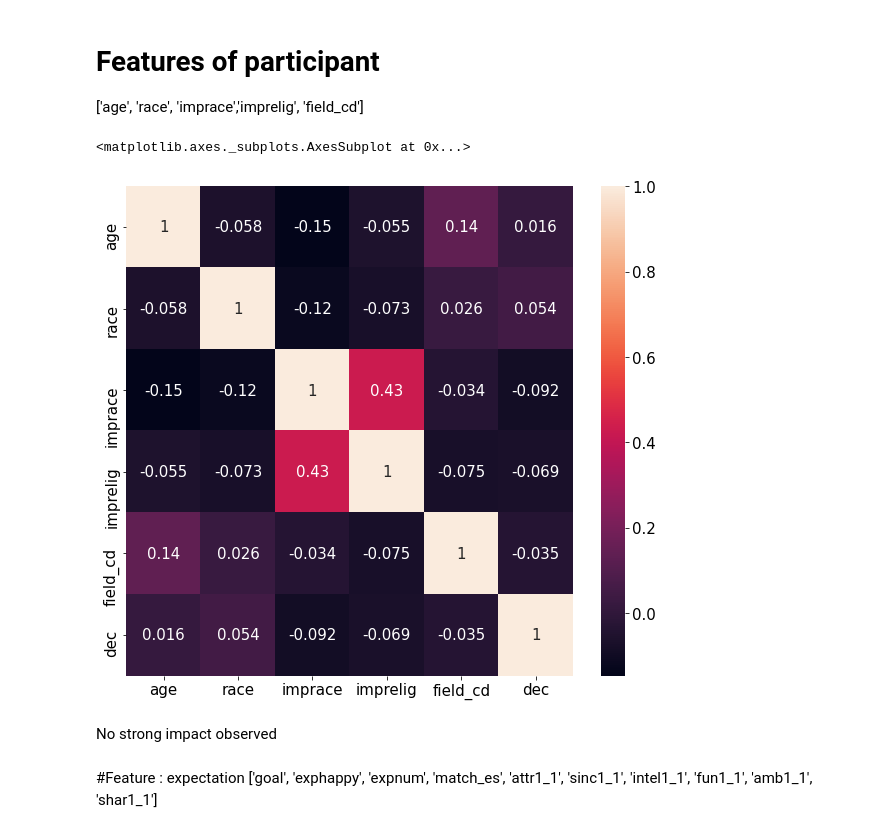
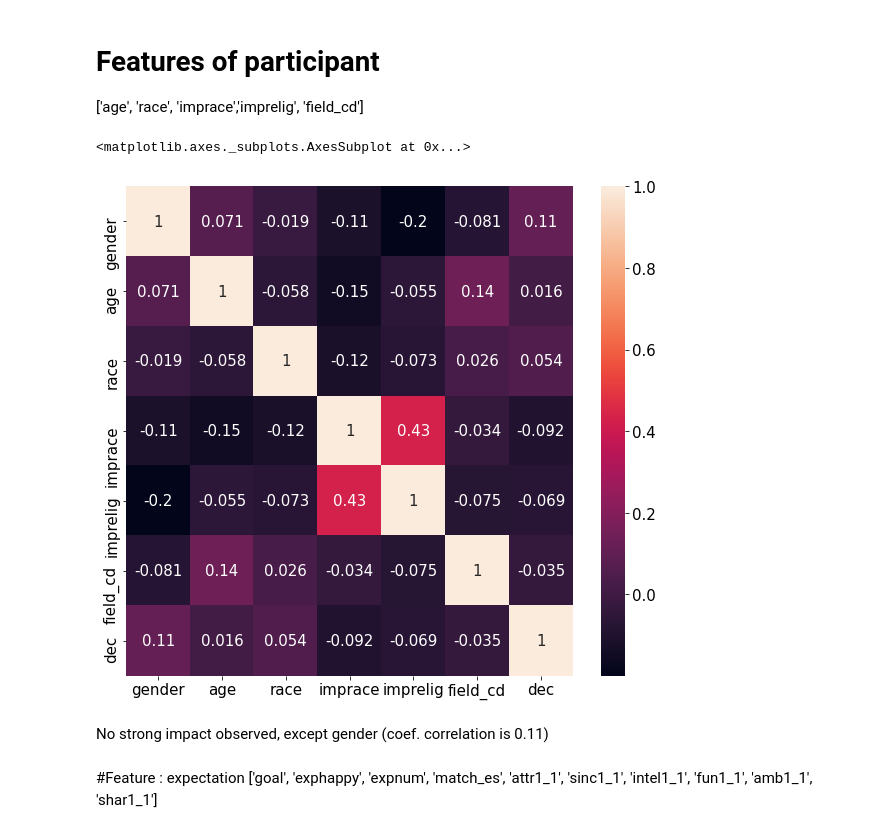
Before and after one commit to trangnghiem/Speed_Dating_Visuz_Classification, a Jupyter notebook: SpeedDating-Kaggle.ipynb, the cells around one changed output. Saved outputs shown, nothing was run; the diff lists cells and outputs as text; code cells hidden in the pictures.

```diff
--- a/SpeedDating-Kaggle.ipynb
+++ b/SpeedDating-Kaggle.ipynb
@@ -707,16 +706,16 @@ Until now we have considered groups of criteria :
  ['age', 'race', 'imprace','imprelig', 'field_cd']
 # %%
 decision = ['dec']
-feats_participant = ['age', 'race', 'imprace','imprelig', 'field_cd']
+feats_participant = ['gender', 'age', 'race', 'imprace','imprelig', 'field_cd']
 df_participant = df[feats_participant + decision]
 
 fig = plt.subplots(figsize=(10,9))
 sns.heatmap(df_participant.corr(), annot=True)
 # %% [output]
 <matplotlib.axes._subplots.AxesSubplot at 0x...>
-[figure, old version]
+[figure, new version]
 # %% [markdown]
-No strong impact observed
+No strong impact observed, except gender (coef. correlation is 0.11)
 # %% [markdown]
 #Feature : expectation
 ['goal', 'exphappy', 'expnum', 'match_es', 'attr1_1', 'sinc1_1', 'intel1_1', 'fun1_1', 'amb1_1', 'shar1_1']
```
Also changed, not shown: parts of 3 cells of this notebook.
